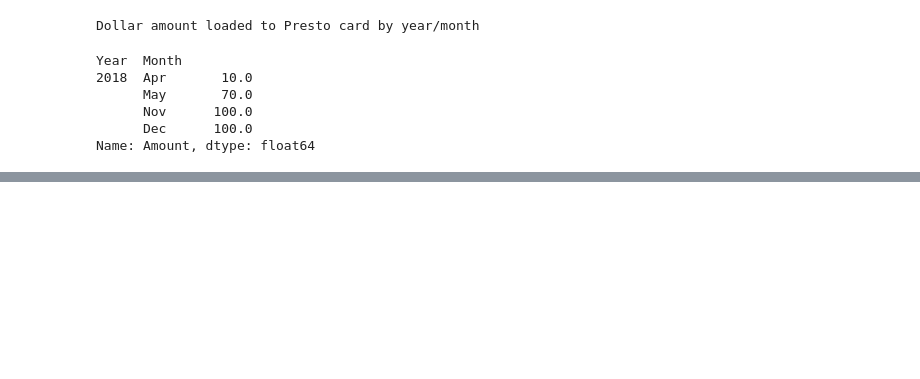
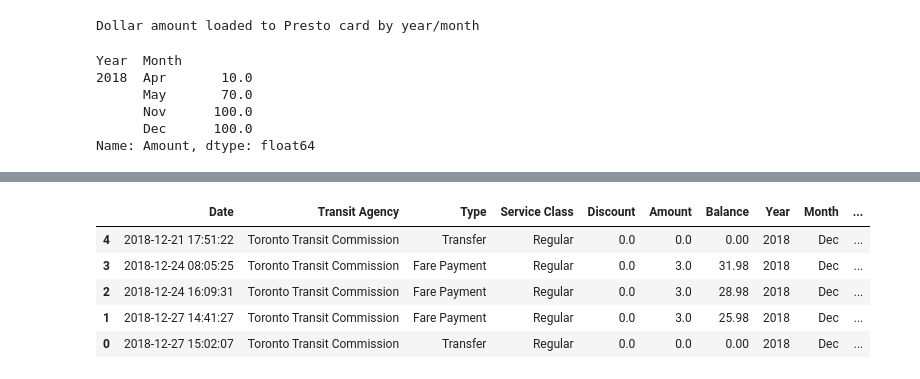
Before and after one commit to m9brady/Presto-EDA, a Jupyter notebook: notebooks/presto_costs.ipynb, the cells around one changed output, grey strips where cells are left out. Cells and saved outputs as stored; diff of their text form; code cells hidden in the pictures; blank space fills up the shorter version.

```diff
--- a/notebooks/presto_costs.ipynb
+++ b/notebooks/presto_costs.ipynb
@@ -104,3 +104,12 @@ Actual balance: $46.98
+# %%
+df.tail()
+# %% [output]
+|  | Date | Transit Agency | Type | Service Class | Discount | Amount | Balance | Year | Month | ... |
+| 4 | 2018-12-21 17:51:22 | Toronto Transit Commission | Transfer | Regular | 0.0 | 0.0 | 0.00 | 2018 | Dec | ... |
+| 3 | 2018-12-24 08:05:25 | Toronto Transit Commission | Fare Payment | Regular | 0.0 | 3.0 | 31.98 | 2018 | Dec | ... |
+| 2 | 2018-12-24 16:09:31 | Toronto Transit Commission | Fare Payment | Regular | 0.0 | 3.0 | 28.98 | 2018 | Dec | ... |
+| 1 | 2018-12-27 14:41:27 | Toronto Transit Commission | Fare Payment | Regular | 0.0 | 3.0 | 25.98 | 2018 | Dec | ... |
+| 0 | 2018-12-27 15:02:07 | Toronto Transit Commission | Transfer | Regular | 0.0 | 0.0 | 0.00 | 2018 | Dec | ... |
 # %%
 # order is important
 agency_colors = [
```
Also changed, not shown: parts of 5 cells of this notebook.
